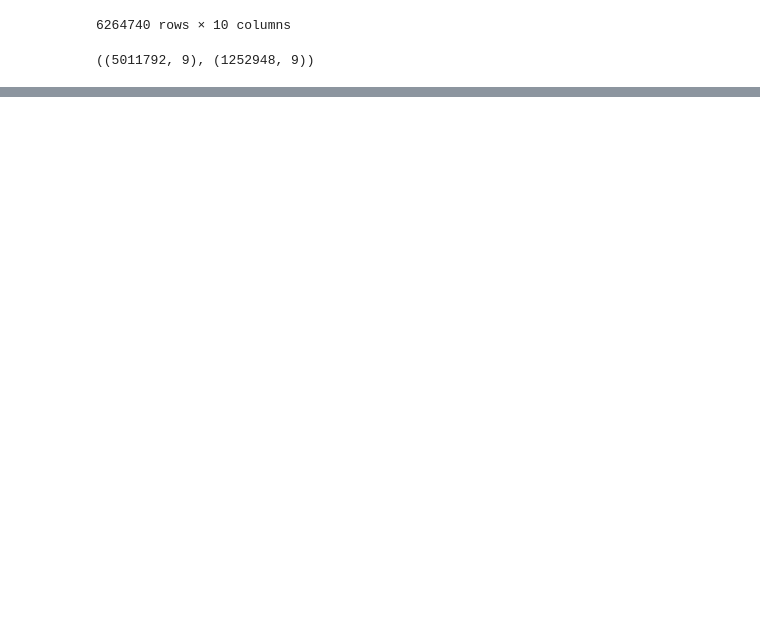
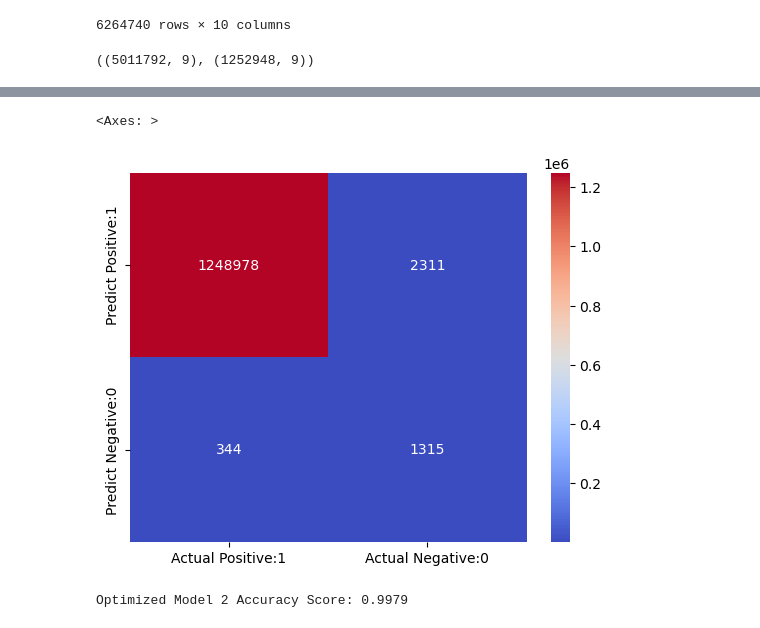
Before and after one commit to khadazhaia/financial-fraud-analysis, a Jupyter notebook: code/03model.ipynb, the cells around one changed output, grey strips where cells are left out. Cells and saved outputs as stored; diff of their text form; code cells hidden in the pictures; blank space fills up the shorter version.

```diff
--- a/code/03model.ipynb
+++ b/code/03model.ipynb
@@ -56,0 +149,5 @@ KNN
+# %%
+# Predict on the test set
+best_y_pred = best_lr.predict(X_test)
+
+best_y_pred
@@ -56,0 +210,13 @@ KNN
+# %%
+y_pred_threshold = (best_y_pred >= best_threshold).astype(int)
+cm = confusion_matrix(y_test, y_pred_threshold)
+
+print("Confusion matrix\n\n", cm)
+
+print("\nTrue Positives(TP) = ", cm[0,0])
+
+print("\nTrue Negatives(TN) = ", cm[1,1])
+
+print("\nFalse Positives(FP) = ", cm[0,1])
+
+print("\nFalse Negatives(FN) = ", cm[1,0])
@@ -56,0 +248,8 @@ KNN
+# %%
+cm_matrix = pd.DataFrame(data=cm, columns=["Actual Positive:1", "Actual Negative:0"],
+                                 index=["Predict Positive:1", "Predict Negative:0"])
+
+sns.heatmap(cm_matrix, annot=True, fmt="d", cmap="coolwarm")
+# %% [output]
+<Axes: >
+[figure, added]
@@ -56,0 +261,8 @@ KNN
+# %%
+# Accuracy on confusion matrix with best threshold
+
+cm_accuracy = (TP + TN) / float(TP + TN + FP + FN)
+
+print("Optimized Model 2 Accuracy Score: {0:0.4f}".format(cm_accuracy))
+# %% [output]
+Optimized Model 2 Accuracy Score: 0.9979
```
Also changed, not shown: parts of 33 cells of this notebook, 3 other files.
